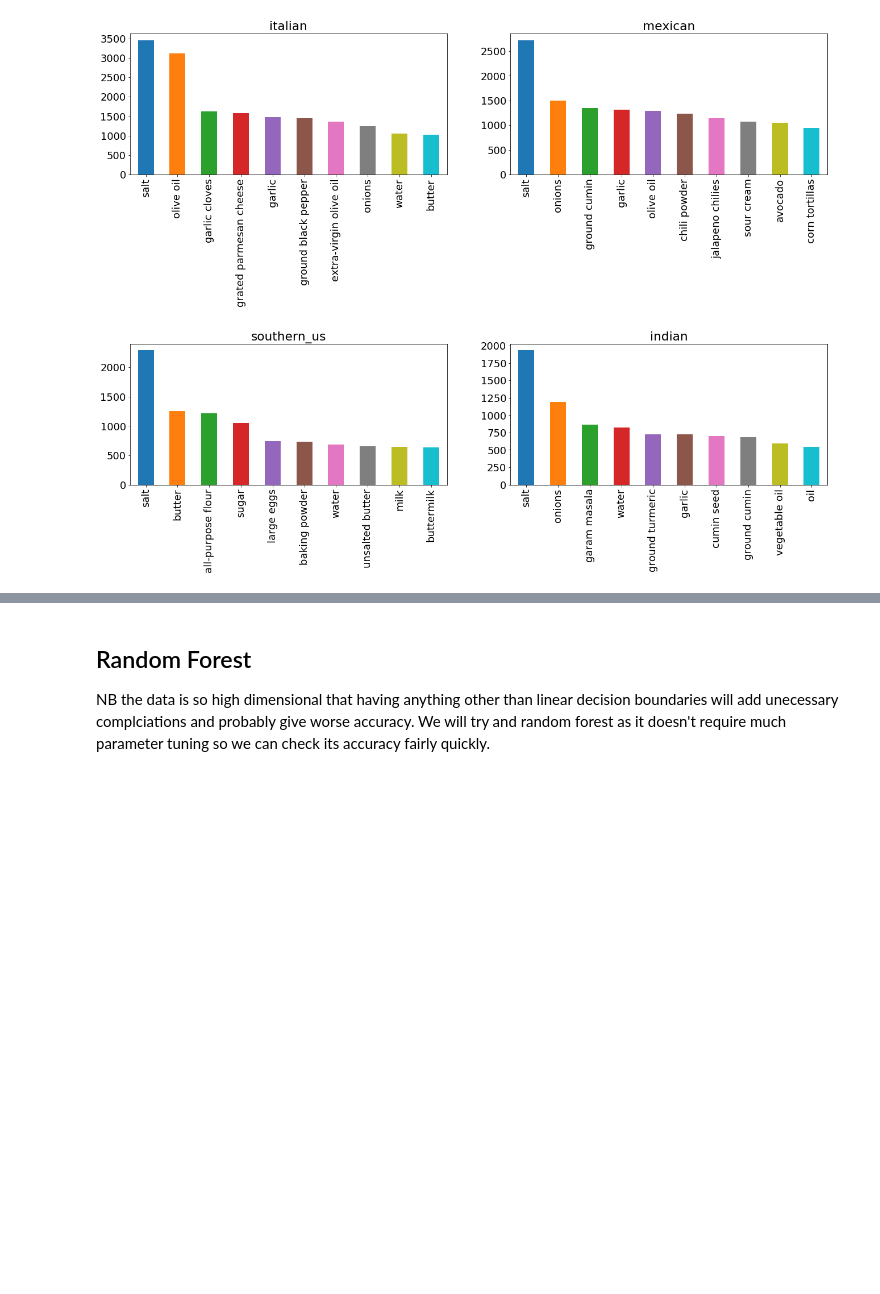
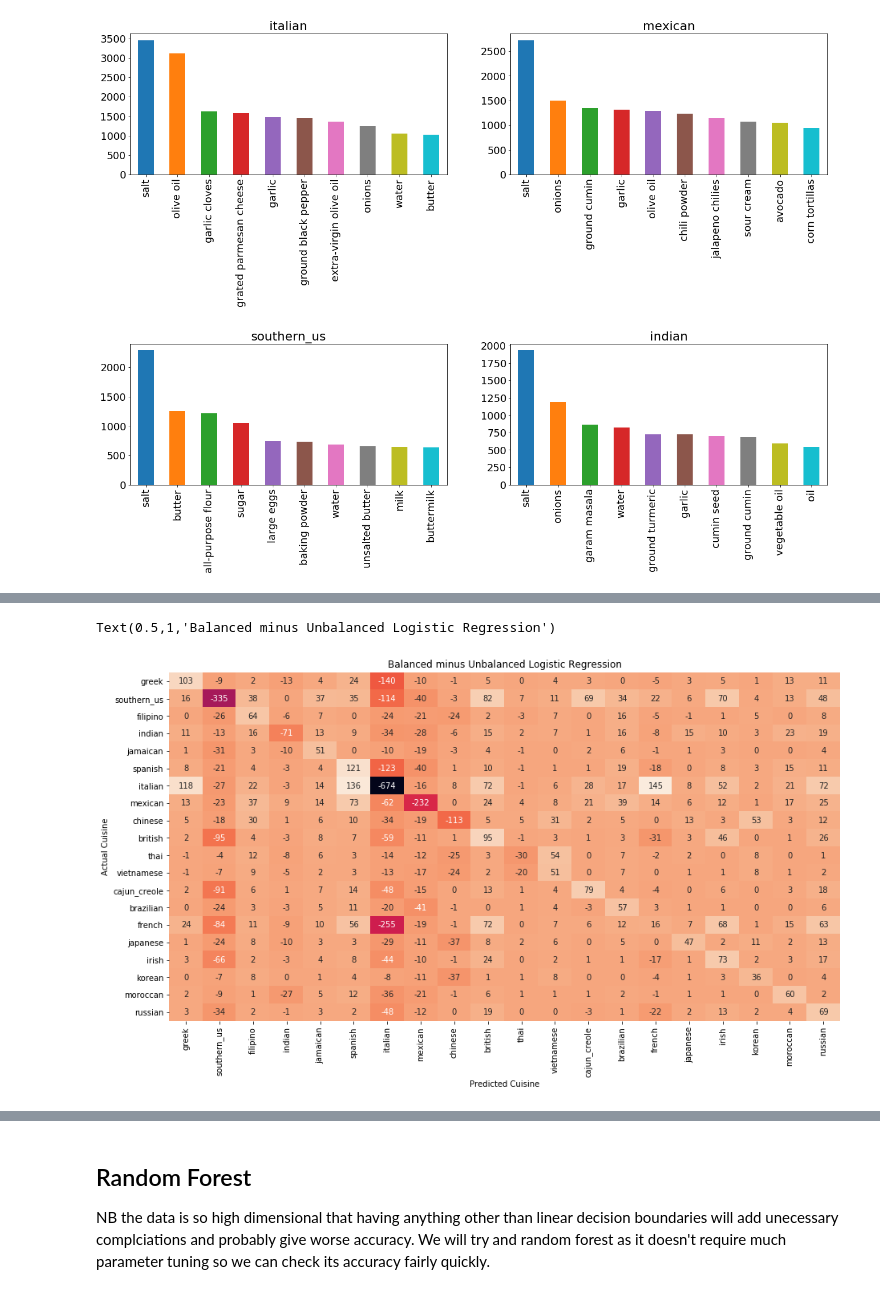
Before and after one commit to edkay360/CuisineAnalysis, a Jupyter notebook: cuisineAnalysis.ipynb, the cells around one changed output, grey strips where cells are left out. Cells and saved outputs as stored; diff of their text form; code cells hidden in the pictures; blank space fills up the shorter version.

```diff
--- a/cuisineAnalysis.ipynb
+++ b/cuisineAnalysis.ipynb
@@ -113,0 +179,10 @@ Best Value of C: 1
+# %%
+deltaBalancedMinusUnbalanced = confusionMatrix_balanced - confusionMatrix_unbalanced
+plt.figure(figsize = (15,8))
+ax = sns.heatmap(deltaBalancedMinusUnbalanced, annot=True, fmt='g',cbar = False)
+ax.set_ylabel('Actual Cuisine')
+ax.set_xlabel('Predicted Cuisine')
+ax.set_title('Balanced minus Unbalanced Logistic Regression')
+# %% [output]
+Text(0.5,1,'Balanced minus Unbalanced Logistic Regression')
+[figure, added]
```
Also changed, not shown: parts of 21 cells of this notebook.
